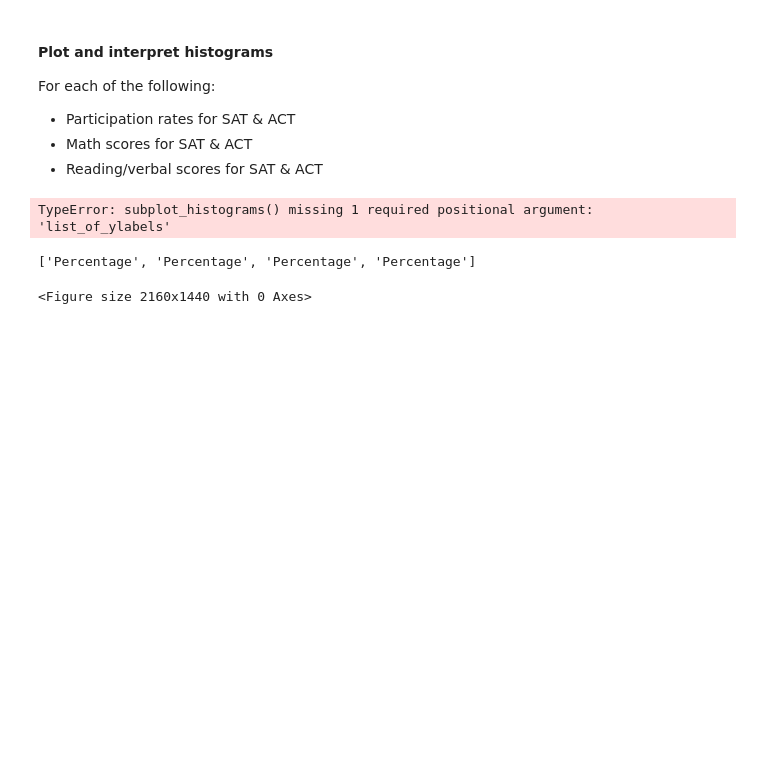
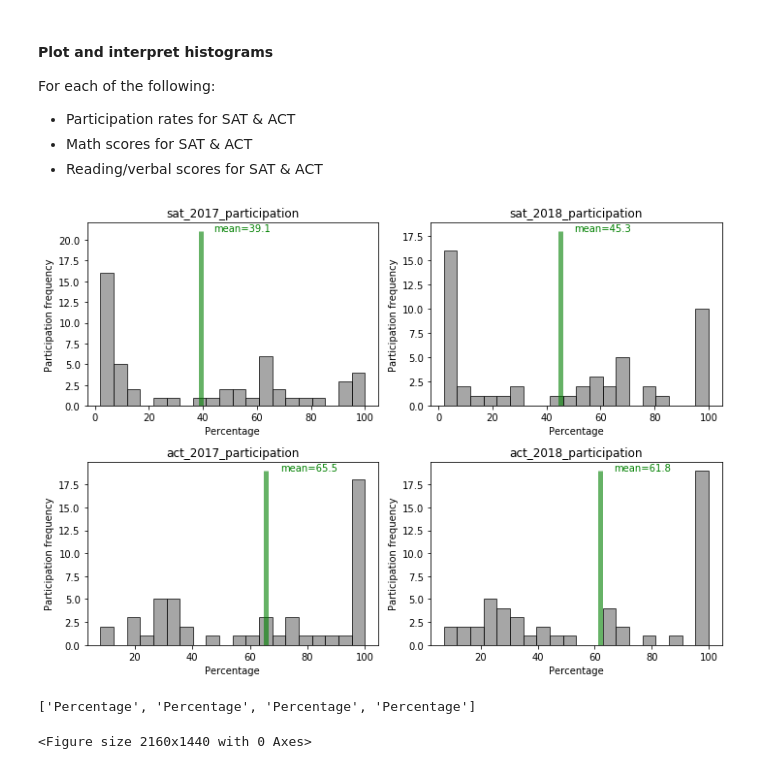
Before and after one commit to saiedmighani/EDA_analysis_SAT_tests, a Jupyter notebook: b_codes/c_VIZ.ipynb, the cells around one changed output. Saved outputs shown, nothing was run; the diff lists cells and outputs as text; code cells hidden in the pictures; blank space fills up the shorter version.

```diff
--- a/b_codes/c_VIZ.ipynb
+++ b/b_codes/c_VIZ.ipynb
@@ -160,20 +154,27 @@ For each of the following:
 # %%
 # Code
 dataframe = df_final
-list_of_columns = ["sat_2017", "act_2017", "sat_2018", "act_2018_participation"]
+list_of_columns = ["sat_2017_participation", "sat_2018_participation", "act_2017_participation", "act_2018_participation"]
 list_of_titles = list_of_columns
 list_of_xlabels = ["Percentage"] * 4
-list_of_xlabels = ["Participation frequency"] * 4
-subplot_histograms(dataframe, list_of_columns, list_of_titles, list_of_xlabels);
+list_of_ylabels = ["Participation frequency"] * 4
+subplot_histograms(dataframe, list_of_columns, list_of_titles, list_of_xlabels, list_of_ylabels);
 
 plt.savefig("../c_plots/hist_partic_sat_act.png")
 # %% [output]
-TypeError: subplot_histograms() missing 1 required positional argument: 'list_of_ylabels'
+[figure, added]
-# %%
-list_of_xlabels = ["Percentage"] * 4
-list_of_xlabels
-# %% [output]
-['Percentage', 'Percentage', 'Percentage', 'Percentage']
+# %%
+# Code
+dataframe = df_final
+list_of_columns = ["sat_2017_math", "sat_2018_math", "act_2017_math"]
+list_of_titles = list_of_columns
+list_of_xlabels = ["Percentage"] * 4
+list_of_ylabels = ["Participation frequency"] * 4
+subplot_histograms(dataframe, list_of_columns, list_of_titles, list_of_xlabels, list_of_ylabels);
+
+plt.savefig("../c_plots/hist_partic_sat_act.png")
+# %% [output]
+['Percentage', 'Percentage', 'Percentage', 'Percentage']
 # %%
 dataframe = df_final
 list_of_columns = ["sat_2017_math", "sat_2018_math", "act_2017_math"]
```
Also changed, not shown: parts of 2 cells of this notebook, 1 other file.
